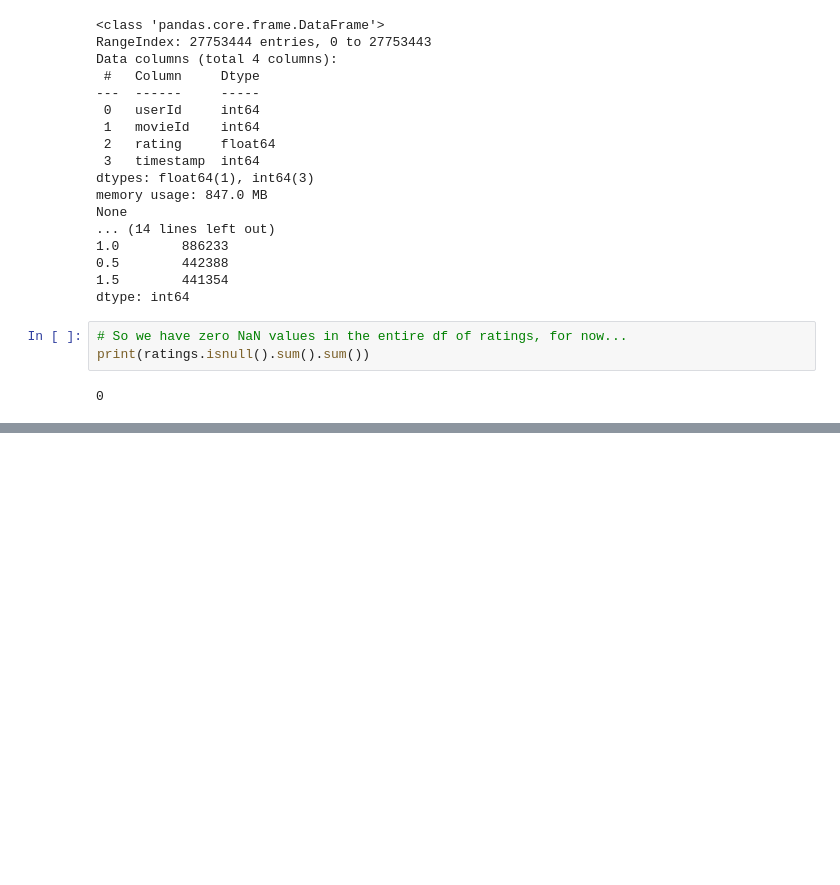
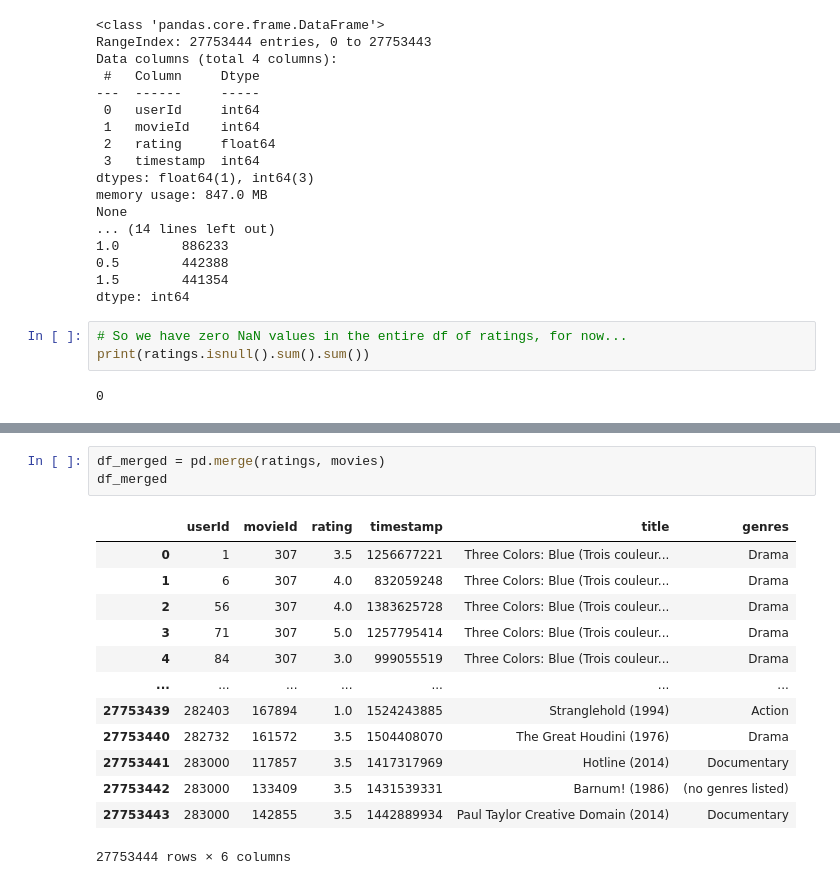
Before and after one commit to JoelOscarsson/Machine-Learning, a Jupyter notebook: Projects/Recommender-System.ipynb, the cells around one changed output, grey strips where cells are left out. Cells and saved outputs as stored; diff of their text form; blank space fills up the shorter version.

```diff
--- a/Projects/Recommender-System.ipynb
+++ b/Projects/Recommender-System.ipynb
@@ -94,0 +116,17 @@ print(ratings.isnull().sum().sum())
+# %%
+df_merged = pd.merge(ratings, movies)
+df_merged
+# %% [output]
+|  | userId | movieId | rating | timestamp | title | genres |
+| 0 | 1 | 307 | 3.5 | 1256677221 | Three Colors: Blue (Trois couleur... | Drama |
+| 1 | 6 | 307 | 4.0 | 832059248 | Three Colors: Blue (Trois couleur... | Drama |
+| 2 | 56 | 307 | 4.0 | 1383625728 | Three Colors: Blue (Trois couleur... | Drama |
+| 3 | 71 | 307 | 5.0 | 1257795414 | Three Colors: Blue (Trois couleur... | Drama |
+| 4 | 84 | 307 | 3.0 | 999055519 | Three Colors: Blue (Trois couleur... | Drama |
+| ... | ... | ... | ... | ... | ... | ... |
+| 27753439 | 282403 | 167894 | 1.0 | 1524243885 | Stranglehold (1994) | Action |
+| 27753440 | 282732 | 161572 | 3.5 | 1504408070 | The Great Houdini (1976) | Drama |
+| 27753441 | 283000 | 117857 | 3.5 | 1417317969 | Hotline (2014) | Documentary |
+| 27753442 | 283000 | 133409 | 3.5 | 1431539331 | Barnum! (1986) | (no genres listed) |
+| 27753443 | 283000 | 142855 | 3.5 | 1442889934 | Paul Taylor Creative Domain (2014) | Documentary |
+27753444 rows × 6 columns
```
Also changed, not shown: parts of 11 cells of this notebook.
